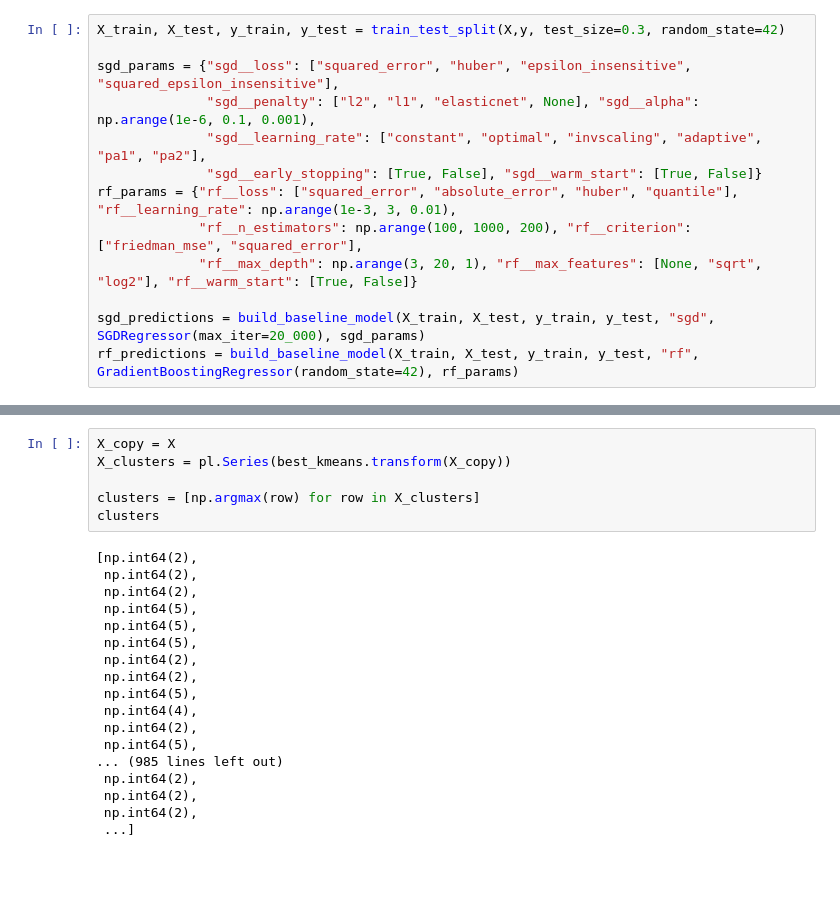
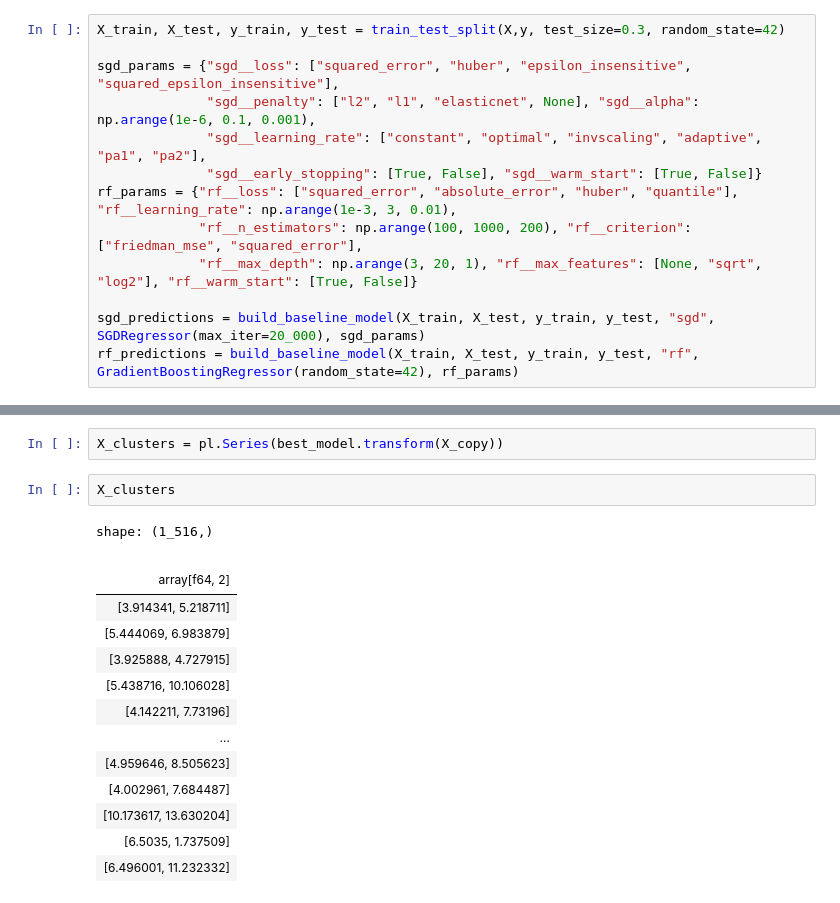
Before and after one commit to loganmoser/Fantasy-Football-ML-Project, a Jupyter notebook: model_building.ipynb, the cells around one changed output, grey strips where cells are left out. Saved outputs shown, nothing was run; the diff lists cells and outputs as text; blank space fills up the shorter version.

```diff
--- a/model_building.ipynb
+++ b/model_building.ipynb
@@ -217,24 +206,19 @@ best_kmeans.get_params
 # %%
-X_copy = X
-X_clusters = pl.Series(best_kmeans.transform(X_copy))
-
-clusters = [np.argmax(row) for row in X_clusters]
-clusters
+X_clusters = pl.Series(best_model.transform(X_copy))
-# %% [output]
-[np.int64(2),
- np.int64(2),
- np.int64(2),
- np.int64(5),
- np.int64(5),
- np.int64(5),
- np.int64(2),
- np.int64(2),
- np.int64(5),
- np.int64(4),
- np.int64(2),
- np.int64(5),
-... (985 lines left out)
- np.int64(2),
- np.int64(2),
- np.int64(2),
- ...]
+# %%
+X_clusters
+# %% [output]
+shape: (1_516,)
+|  |
+| array[f64, 2] |
+| [3.914341, 5.218711] |
+| [5.444069, 6.983879] |
+| [3.925888, 4.727915] |
+| [5.438716, 10.106028] |
+| [4.142211, 7.73196] |
+| … |
+| [4.959646, 8.505623] |
+| [4.002961, 7.684487] |
+| [10.173617, 13.630204] |
+| [6.5035, 1.737509] |
+| [6.496001, 11.232332] |
```
Also changed, not shown: parts of 8 cells of this notebook.
